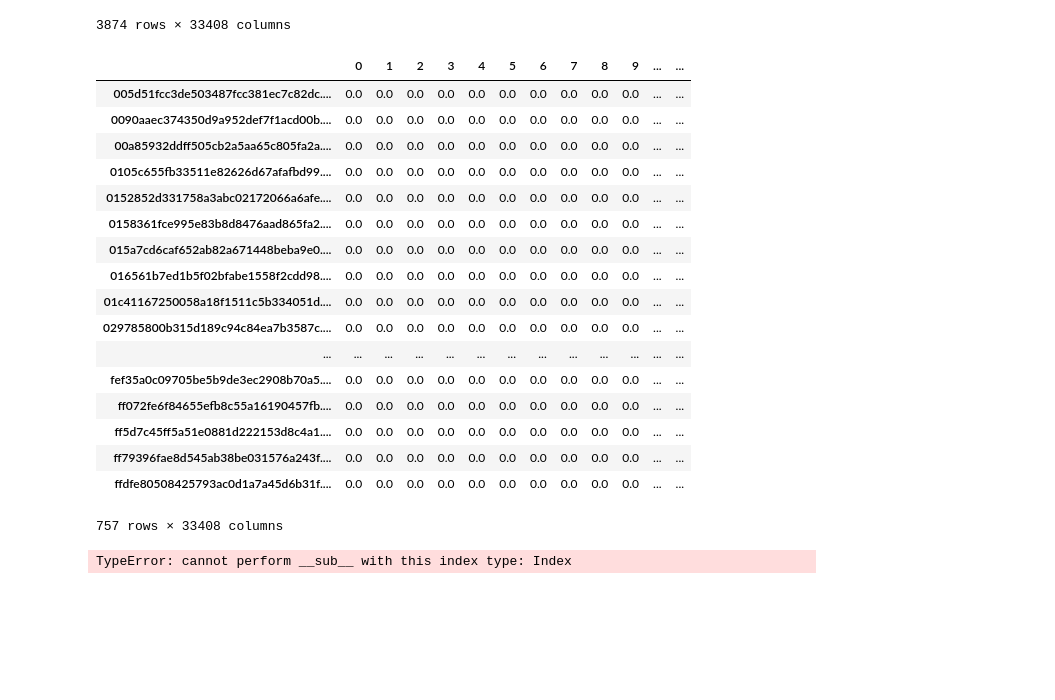
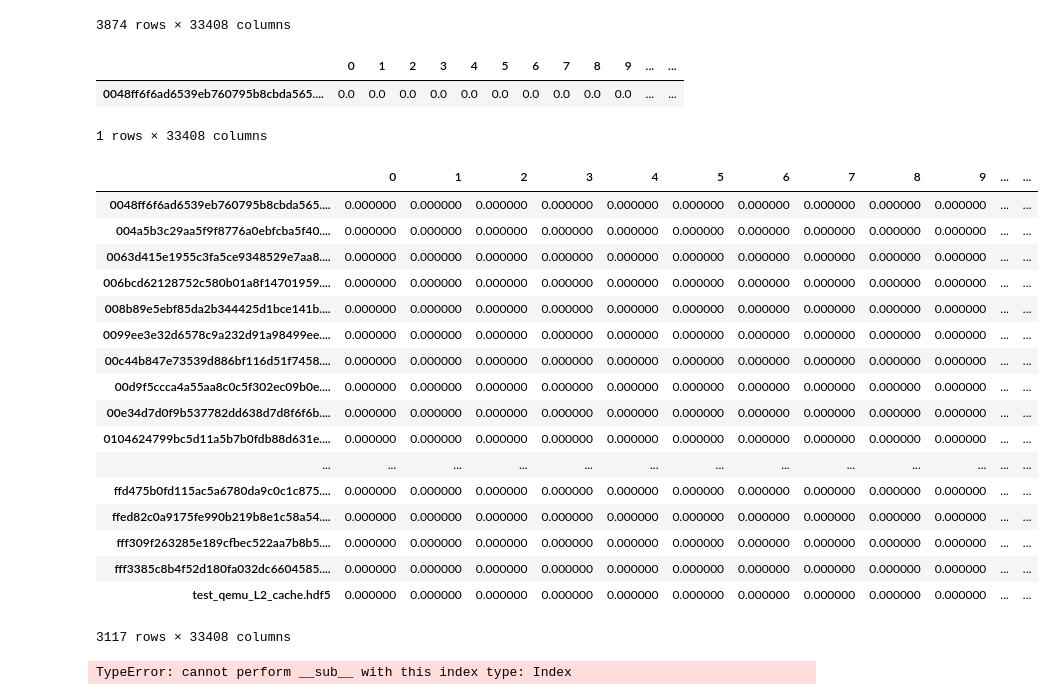
Before and after one commit to Dickensli/Bayesian_seq_to_seq_time_series_prediction, a Jupyter notebook: Untitled.ipynb, the cells around one changed output. Saved outputs shown, nothing was run; the diff lists cells and outputs as text; code cells hidden in the pictures; blank space fills up the shorter version.

Commit message:
add data filter trainer.py

```diff
--- a/Untitled.ipynb
+++ b/Untitled.ipynb
@@ -38,39 +38,50 @@ df
 | fff3385c8b4f52d180fa032dc6604585.... | 0.000000 | 0.000000 | 0.000000 | 0.000000 | 0.000000 | 0.00000 | 0.000000 | 0.000000 | 0.000000 | 0.000000 | ... | ... |
 | test_qemu_L2_cache.hdf5 | 0.000000 | 0.000000 | 0.000000 | 0.000000 | 0.000000 | 0.00000 | 0.000000 | 0.000000 | 0.000000 | 0.000000 | ... | ... |
 3874 rows × 33408 columns
+# %%
+dffff = (pd.DataFrame()
+         .append(df.loc['0048ff6f6ad6539eb760795b8cbda565.hdf5'])
+         .append(df.loc['0090aaec374350d9a952def7f1acd00b.hdf5']))
+dffff.drop('0090aaec374350d9a952def7f1acd00b.hdf5')
+# %% [output]
+|  | 0 | 1 | 2 | 3 | 4 | 5 | 6 | 7 | 8 | 9 | ... | ... |
+| 0048ff6f6ad6539eb760795b8cbda565.... | 0.0 | 0.0 | 0.0 | 0.0 | 0.0 | 0.0 | 0.0 | 0.0 | 0.0 | 0.0 | ... | ... |
+1 rows × 33408 columns
 # %%
+bad_df = False
 bad_path = os.path.join('data/badcase', 'single_rnn_mae_beyond_1000_vm_uuids')
 res_df = pd.DataFrame()
+if not bad_df:
+    res_df = df.copy()
 with open(bad_path, 'r') as f:
     line = f.readline()
     while(line):
         line = line[:-1] + ".hdf5"
         if bad_df:
-            if line in df.index:
-                res_df = res_df.append(df.loc[line])
+            res_df = res_df.append(df.loc[line])
         else:
-            if line not in df.index:
-                res_df = res_df.append(df.loc[line])
+            res_df = res_df.drop(line)
         line = f.readline()
+res_df
 # %% [output]
 |  | 0 | 1 | 2 | 3 | 4 | 5 | 6 | 7 | 8 | 9 | ... | ... |
-| 005d51fcc3de503487fcc381ec7c82dc.... | 0.0 | 0.0 | 0.0 | 0.0 | 0.0 | 0.0 | 0.0 | 0.0 | 0.0 | 0.0 | ... | ... |
-| 0090aaec374350d9a952def7f1acd00b.... | 0.0 | 0.0 | 0.0 | 0.0 | 0.0 | 0.0 | 0.0 | 0.0 | 0.0 | 0.0 | ... | ... |
-| 00a85932ddff505cb2a5aa65c805fa2a.... | 0.0 | 0.0 | 0.0 | 0.0 | 0.0 | 0.0 | 0.0 | 0.0 | 0.0 | 0.0 | ... | ... |
-| 0105c655fb33511e82626d67afafbd99.... | 0.0 | 0.0 | 0.0 | 0.0 | 0.0 | 0.0 | 0.0 | 0.0 | 0.0 | 0.0 | ... | ... |
-| 0152852d331758a3abc02172066a6afe.... | 0.0 | 0.0 | 0.0 | 0.0 | 0.0 | 0.0 | 0.0 | 0.0 | 0.0 | 0.0 | ... | ... |
-| 0158361fce995e83b8d8476aad865fa2.... | 0.0 | 0.0 | 0.0 | 0.0 | 0.0 | 0.0 | 0.0 | 0.0 | 0.0 | 0.0 | ... | ... |
-| 015a7cd6caf652ab82a671448beba9e0.... | 0.0 | 0.0 | 0.0 | 0.0 | 0.0 | 0.0 | 0.0 | 0.0 | 0.0 | 0.0 | ... | ... |
-| 016561b7ed1b5f02bfabe1558f2cdd98.... | 0.0 | 0.0 | 0.0 | 0.0 | 0.0 | 0.0 | 0.0 | 0.0 | 0.0 | 0.0 | ... | ... |
-| 01c41167250058a18f1511c5b334051d.... | 0.0 | 0.0 | 0.0 | 0.0 | 0.0 | 0.0 | 0.0 | 0.0 | 0.0 | 0.0 | ... | ... |
-| 029785800b315d189c94c84ea7b3587c.... | 0.0 | 0.0 | 0.0 | 0.0 | 0.0 | 0.0 | 0.0 | 0.0 | 0.0 | 0.0 | ... | ... |
+| 0048ff6f6ad6539eb760795b8cbda565.... | 0.000000 | 0.000000 | 0.000000 | 0.000000 | 0.000000 | 0.000000 | 0.000000 | 0.000000 | 0.000000 | 0.000000 | ... | ... |
+| 004a5b3c29aa5f9f8776a0ebfcba5f40.... | 0.000000 | 0.000000 | 0.000000 | 0.000000 | 0.000000 | 0.000000 | 0.000000 | 0.000000 | 0.000000 | 0.000000 | ... | ... |
+| 0063d415e1955c3fa5ce9348529e7aa8.... | 0.000000 | 0.000000 | 0.000000 | 0.000000 | 0.000000 | 0.000000 | 0.000000 | 0.000000 | 0.000000 | 0.000000 | ... | ... |
+| 006bcd62128752c580b01a8f14701959.... | 0.000000 | 0.000000 | 0.000000 | 0.000000 | 0.000000 | 0.000000 | 0.000000 | 0.000000 | 0.000000 | 0.000000 | ... | ... |
+| 008b89e5ebf85da2b344425d1bce141b.... | 0.000000 | 0.000000 | 0.000000 | 0.000000 | 0.000000 | 0.000000 | 0.000000 | 0.000000 | 0.000000 | 0.000000 | ... | ... |
+| 0099ee3e32d6578c9a232d91a98499ee.... | 0.000000 | 0.000000 | 0.000000 | 0.000000 | 0.000000 | 0.000000 | 0.000000 | 0.000000 | 0.000000 | 0.000000 | ... | ... |
+| 00c44b847e73539d886bf116d51f7458.... | 0.000000 | 0.000000 | 0.000000 | 0.000000 | 0.000000 | 0.000000 | 0.000000 | 0.000000 | 0.000000 | 0.000000 | ... | ... |
+| 00d9f5ccca4a55aa8c0c5f302ec09b0e.... | 0.000000 | 0.000000 | 0.000000 | 0.000000 | 0.000000 | 0.000000 | 0.000000 | 0.000000 | 0.000000 | 0.000000 | ... | ... |
+| 00e34d7d0f9b537782dd638d7d8f6f6b.... | 0.000000 | 0.000000 | 0.000000 | 0.000000 | 0.000000 | 0.000000 | 0.000000 | 0.000000 | 0.000000 | 0.000000 | ... | ... |
+| 0104624799bc5d11a5b7b0fdb88d631e.... | 0.000000 | 0.000000 | 0.000000 | 0.000000 | 0.000000 | 0.000000 | 0.000000 | 0.000000 | 0.000000 | 0.000000 | ... | ... |
 | ... | ... | ... | ... | ... | ... | ... | ... | ... | ... | ... | ... | ... |
-| fef35a0c09705be5b9de3ec2908b70a5.... | 0.0 | 0.0 | 0.0 | 0.0 | 0.0 | 0.0 | 0.0 | 0.0 | 0.0 | 0.0 | ... | ... |
-| ff072fe6f84655efb8c55a16190457fb.... | 0.0 | 0.0 | 0.0 | 0.0 | 0.0 | 0.0 | 0.0 | 0.0 | 0.0 | 0.0 | ... | ... |
-| ff5d7c45ff5a51e0881d222153d8c4a1.... | 0.0 | 0.0 | 0.0 | 0.0 | 0.0 | 0.0 | 0.0 | 0.0 | 0.0 | 0.0 | ... | ... |
-| ff79396fae8d545ab38be031576a243f.... | 0.0 | 0.0 | 0.0 | 0.0 | 0.0 | 0.0 | 0.0 | 0.0 | 0.0 | 0.0 | ... | ... |
-| ffdfe80508425793ac0d1a7a45d6b31f.... | 0.0 | 0.0 | 0.0 | 0.0 | 0.0 | 0.0 | 0.0 | 0.0 | 0.0 | 0.0 | ... | ... |
+| ffd475b0fd115ac5a6780da9c0c1c875.... | 0.000000 | 0.000000 | 0.000000 | 0.000000 | 0.000000 | 0.000000 | 0.000000 | 0.000000 | 0.000000 | 0.000000 | ... | ... |
+| ffed82c0a9175fe990b219b8e1c58a54.... | 0.000000 | 0.000000 | 0.000000 | 0.000000 | 0.000000 | 0.000000 | 0.000000 | 0.000000 | 0.000000 | 0.000000 | ... | ... |
+| fff309f263285e189cfbec522aa7b8b5.... | 0.000000 | 0.000000 | 0.000000 | 0.000000 | 0.000000 | 0.000000 | 0.000000 | 0.000000 | 0.000000 | 0.000000 | ... | ... |
+| fff3385c8b4f52d180fa032dc6604585.... | 0.000000 | 0.000000 | 0.000000 | 0.000000 | 0.000000 | 0.000000 | 0.000000 | 0.000000 | 0.000000 | 0.000000 | ... | ... |
+| test_qemu_L2_cache.hdf5 | 0.000000 | 0.000000 | 0.000000 | 0.000000 | 0.000000 | 0.000000 | 0.000000 | 0.000000 | 0.000000 | 0.000000 | ... | ... |
-757 rows × 33408 columns
+3117 rows × 33408 columns
 # %%
 a = df.copy()
 # %%
```
Also changed, not shown: 3 other files.
